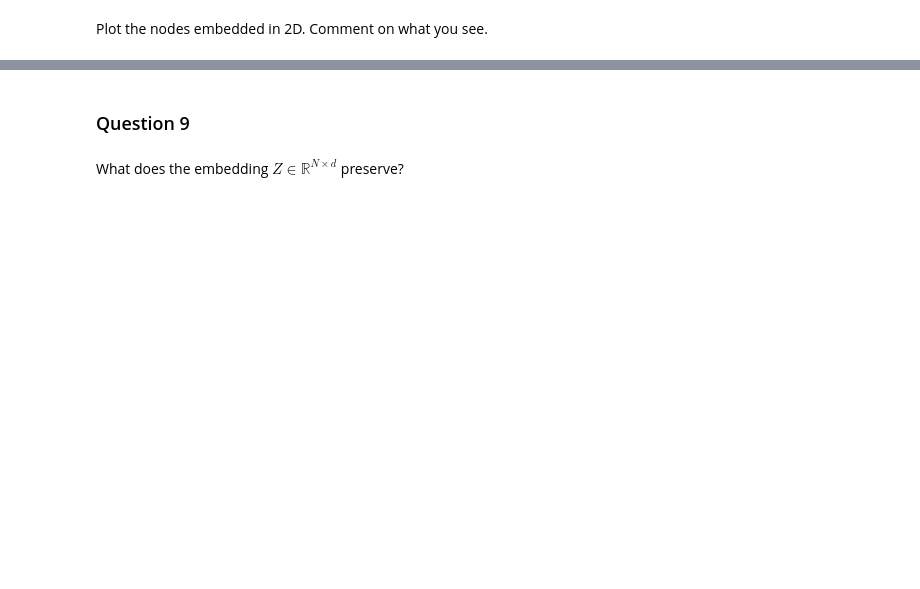
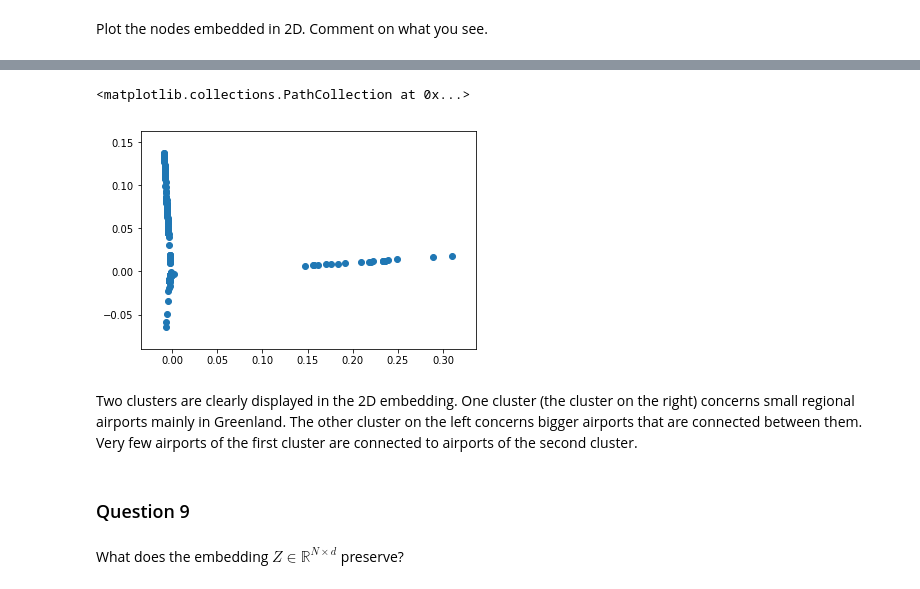
Before and after one commit to weberjoe/NTDS-MS-1-Route2-911, a Jupyter notebook: MS_3/3_spectral_graph_theory.ipynb, the cells around one changed output, grey strips where cells are left out. Drawn from its saved outputs; the diff is of its cells as text; code cells hidden in the pictures; blank space fills up the shorter version.

```diff
--- a/MS_3/3_spectral_graph_theory.ipynb
+++ b/MS_3/3_spectral_graph_theory.ipynb
@@ -193,3 +223,11 @@ Plot the nodes embedded in 2D. Comment on what you see.
+# %%
+#we keep the embedding without renormalizing the vectors
+plt.scatter(x, y)
+# %% [output]
+<matplotlib.collections.PathCollection at 0x...>
+[figure, added]
+# %% [markdown]
+Two clusters are clearly displayed in the 2D embedding. One cluster (the cluster on the right) concerns small regional airports mainly in Greenland. The other cluster on the left concerns bigger airports that are connected between them. Very few airports of the first cluster are connected to airports of the second cluster.
 # %% [markdown]
 ### Question 9
 # %% [markdown]
```
Also changed, not shown: parts of 6 cells of this notebook.
